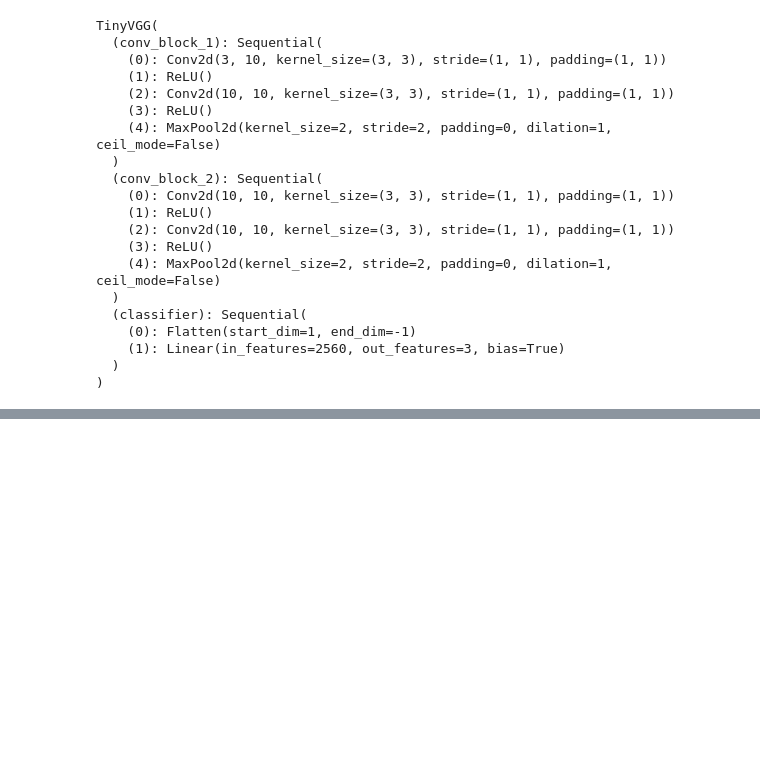
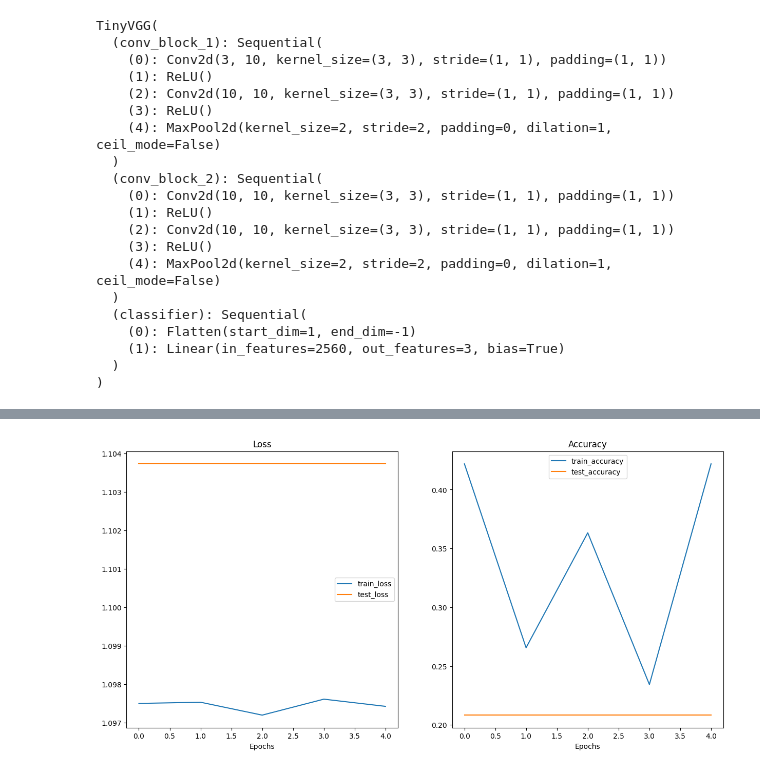
Before and after one commit to 1RaghavM/PyTorch, a Jupyter notebook: 04.ipynb, the cells around one changed output, grey strips where cells are left out. Cells and saved outputs as stored; diff of their text form; code cells hidden in the pictures; blank space fills up the shorter version.

Commit message:
Update 04.ipynb with new training results, adjusted execution counts, and enhanced model evaluation. Added custom image prediction functionality and refined output formatting for clarity.

```diff
--- a/04.ipynb
+++ b/04.ipynb
@@ -548,7 +548,6 @@ torch.mps.manual_seed(42)
 
 NUM_EPOCHS=5
 
-model_0 = TinyVGG(input_shape=3, hidden_units=10, output_shape=len(train_data.classes)).to(device)
 
 loss_fn = nn.CrossEntropyLoss()
 optimizer = torch.optim.SGD(model_0.parameters(), lr=0.001)
@@ -556,9 +555,9 @@ optimizer = torch.optim.SGD(model_0.parameters(), lr=0.001)
 from timeit import default_timer as timer
 start_time = timer()
 
-model_0_results = train(
-    model=model_0,
-    train_dataloader=train_dataloader_simple,
+model_1_results = train(
+    model=model_1,
+    train_dataloader=train_dataloader_augmented,
     test_dataloader=test_dataloader_simple,
     optimizer=optimizer,
     loss_fn=loss_fn,
@@ -569,0 +576,4 @@ end_time - start_time
+# %%
+plot_loss_curves(model_1_results)
+# %% [output]
+[figure, added]
```
Also changed, not shown: parts of 13 cells of this notebook, 1 other file.
